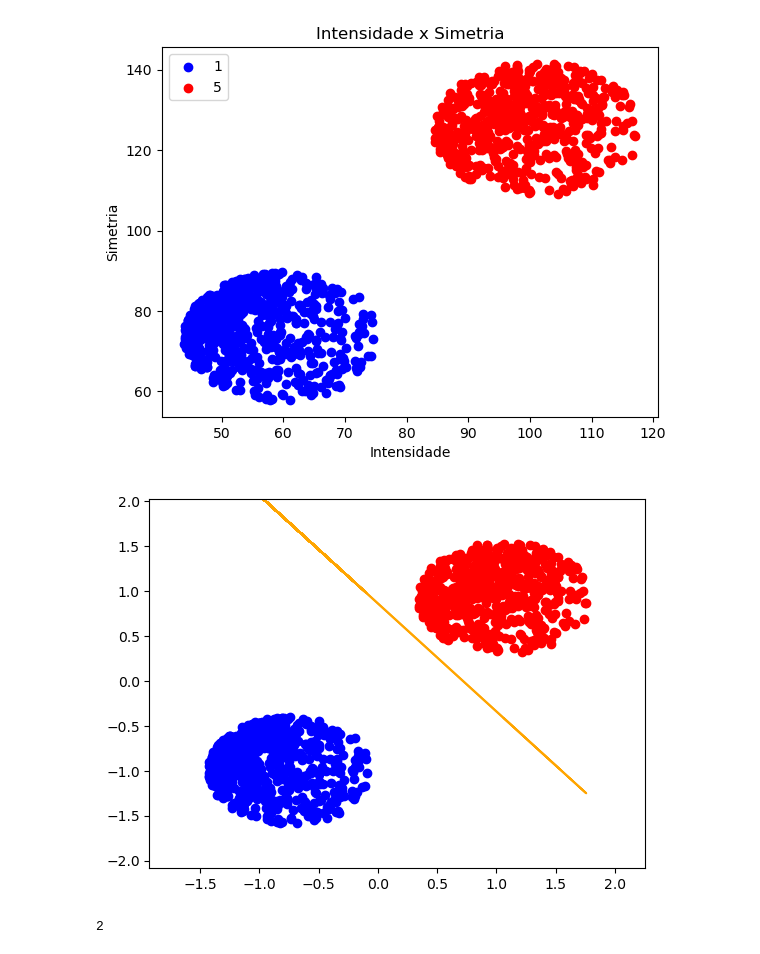
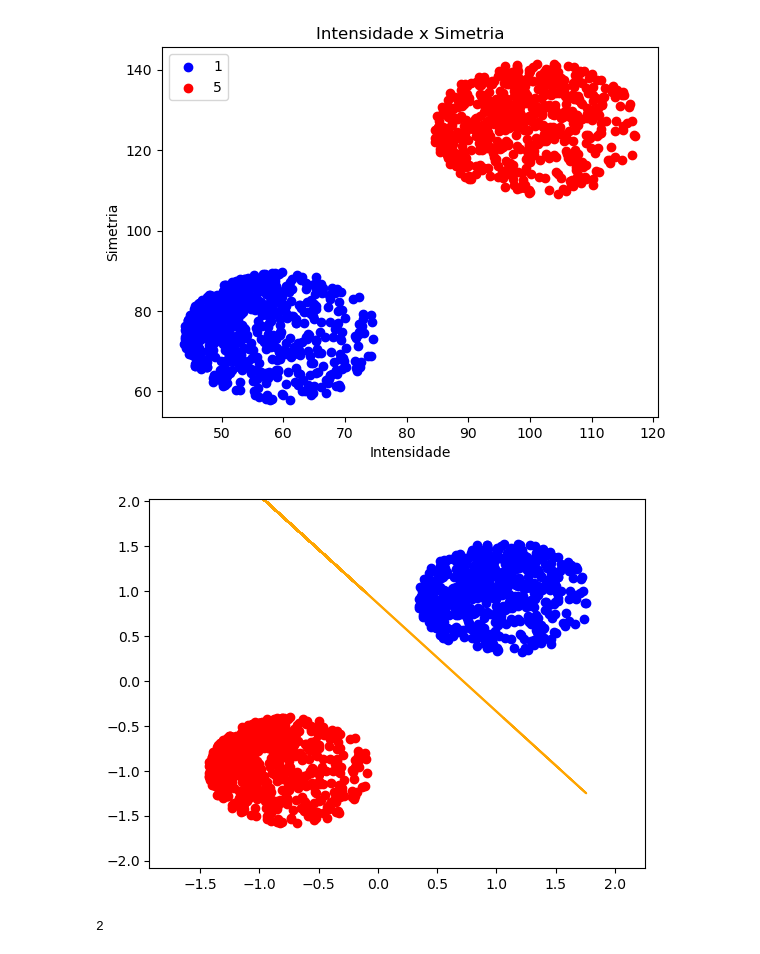
Before and after one commit to ivoaraujo17/Machine_Learning_Project_1, a Jupyter notebook: main.ipynb, the cells around one changed output. Cells and saved outputs as stored; diff of their text form; code cells hidden in the pictures.

```diff
--- a/main.ipynb
+++ b/main.ipynb
@@ -6,16 +6,16 @@ from Regressao_Logistica import RegressaoLogistica
 from regressao_linear import RegressaoLinear
 import numpy as np
 # %%
-dados = pd.read_csv("Dados/train_reduzido_filter_1_5.csv", sep=";")
-#dados = pd.read_csv("Dados/train_reduzido_filter_4_5.csv", sep=";")
+train_1x5 = pd.read_csv("Dados/train_reduzido_filter_1_5.csv", sep=";")
+test_1x5 = pd.read_csv("Dados/test_reduzido_filter_1_5.csv", sep=";")
 
 # Separando os dados por classe
-dados_label_1 = dados[dados['label'] == 1]
-dados_label_5 = dados[dados['label'] == 5]
+train_1 = train_1x5[train_1x5['label'] == 1]
+train_5 = train_1x5[train_1x5['label'] == 5]
 
 # Plotando os pontos para cada classe com cores diferentes e legendas
-plt.scatter(dados_label_1["intensidade"], dados_label_1["simetria"], c='blue', label='1')
-plt.scatter(dados_label_5["intensidade"], dados_label_5["simetria"], c='red', label='5')
+plt.scatter(train_1["intensidade"], train_1["simetria"], c='blue', label='1')
+plt.scatter(train_5["intensidade"], train_5["simetria"], c='red', label='5')
 
 plt.xlabel("Intensidade")
 plt.ylabel("Simetria")
@@ -38,18 +33,23 @@ X_treino = padronizar(X)
+# %%
+# x treino
+X = train_1x5[["intensidade", "simetria"]].values
+
+# Padronizando os dados
+X_treino = padronizar(X)
 # %%
-X = dados[["intensidade", "simetria"]].values
 #ajustando os valores de y para o PLA
-y = dados["label"]
+y = train_1x5["label"]
 # substitui os valores de y por 1 ou -1
-y = y.replace(1, -1)
-y = y.replace(5, 1)
+y = y.replace(1, 1)
+y = y.replace(5, -1)
 y = y.values
 
 pla = PlaPocket(X_treino, y)
 pla.fit()
 pla.plot()
 print(pla.iteracao)
 # %% [output]
-[figure, old version]
+[figure, new version]
 2
 # %%
 # Ajustando os valores de y para a regresaão logística
```
Also changed, not shown: parts of 5 cells of this notebook, 3 other files.
